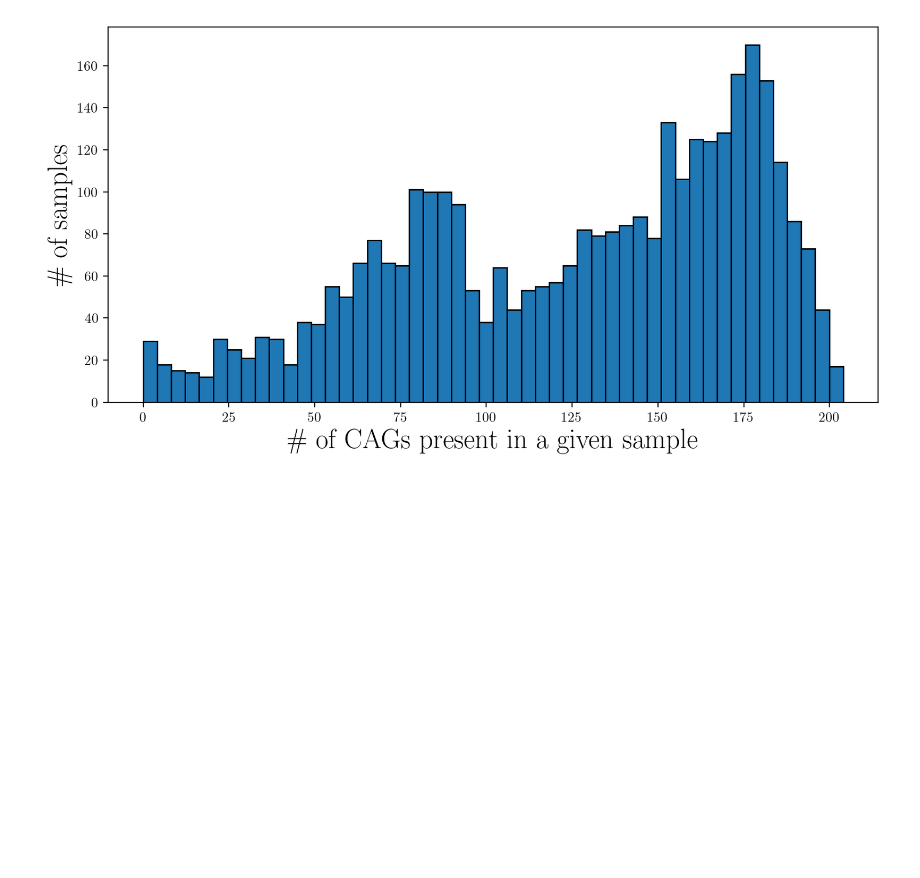
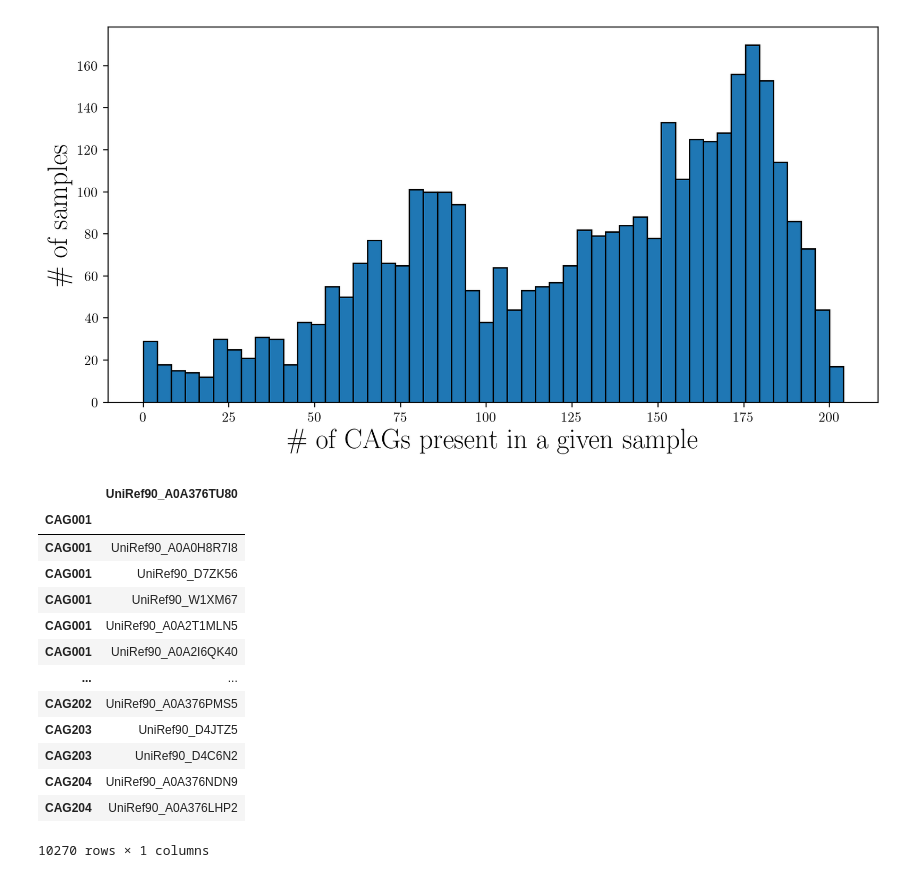
Before and after one commit to danielchang2002/MAGIC, a Jupyter notebook: src/CAG.ipynb, the cells around one changed output. Drawn from its saved outputs; the diff is of its cells as text; code cells hidden in the pictures; blank space fills up the shorter version.

```diff
--- a/src/CAG.ipynb
+++ b/src/CAG.ipynb
@@ -43,3 +44,21 @@ plt.ylabel("\# of samples", fontsize=20)
 plt.show()
 # %% [output]
 [figure]
+# %%
+clusters = pd.read_csv(os.path.join(config.RAW_DIR, "reduced_CAG_clusters.tsv"), sep="\t", index_col=0)
+clusters
+# %% [output]
+|  | UniRef90_A0A376TU80 |
+| CAG001 |  |
+| CAG001 | UniRef90_A0A0H8R7I8 |
+| CAG001 | UniRef90_D7ZK56 |
+| CAG001 | UniRef90_W1XM67 |
+| CAG001 | UniRef90_A0A2T1MLN5 |
+| CAG001 | UniRef90_A0A2I6QK40 |
+| ... | ... |
+| CAG202 | UniRef90_A0A376PMS5 |
+| CAG203 | UniRef90_D4JTZ5 |
+| CAG203 | UniRef90_D4C6N2 |
+| CAG204 | UniRef90_A0A376NDN9 |
+| CAG204 | UniRef90_A0A376LHP2 |
+10270 rows × 1 columns
```
Also changed, not shown: parts of 2 cells of this notebook, 4 other files.
